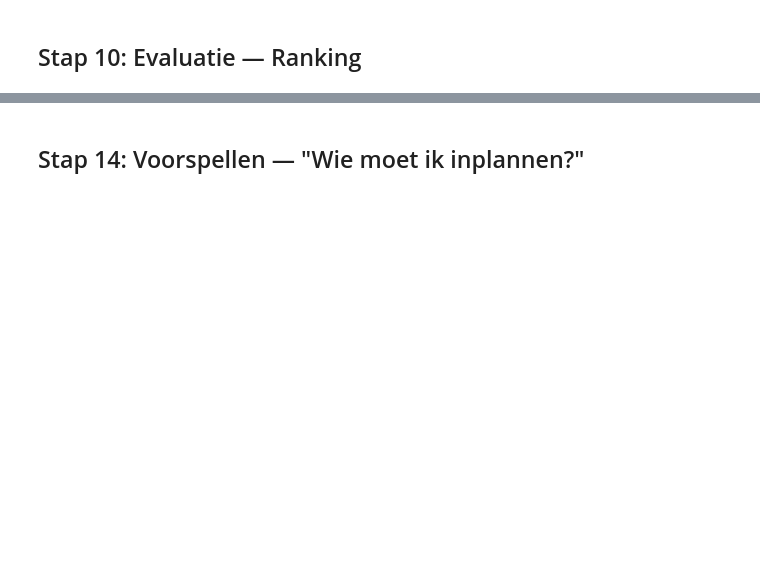
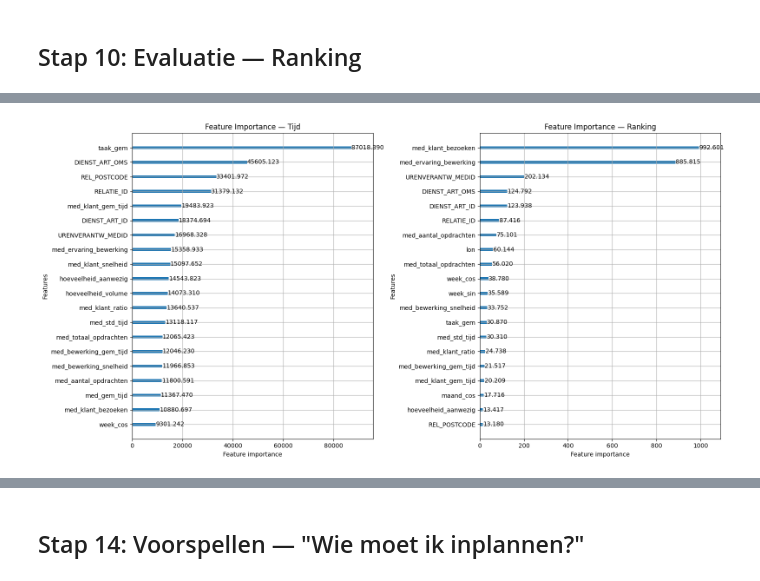
Before and after one commit to Samberkhout26/Data-gedreven-Resourceplanning-ondersteuning-python, a Jupyter notebook: notebooks/3.modellen/lightgbm_rister (4).ipynb, the cells around one changed output, grey strips where cells are left out. Saved outputs shown, nothing was run; the diff lists cells and outputs as text; code cells hidden in the pictures; blank space fills up the shorter version.

```diff
--- a/notebooks/3.modellen/lightgbm_rister (4).ipynb
+++ b/notebooks/3.modellen/lightgbm_rister (4).ipynb
@@ -573,0 +665,25 @@ NDCG@5: 0.9480
+# %%
+fig, axes = plt.subplots(1, 2, figsize=(16, 8))
+
+# Regressor importance
+lgb.plot_importance(
+    reg_model,
+    ax=axes[0],
+    max_num_features=20,
+    importance_type="gain",
+    title="Feature Importance — Tijd",
+)
+
+# Ranker importance
+lgb.plot_importance(
+    rank_model,
+    ax=axes[1],
+    max_num_features=20,
+    importance_type="gain",
+    title="Feature Importance — Ranking",
+)
+
+plt.tight_layout()
+plt.show()
+# %% [output]
+[figure, added]
```
Also changed, not shown: parts of 34 cells of this notebook, 29 other files.
